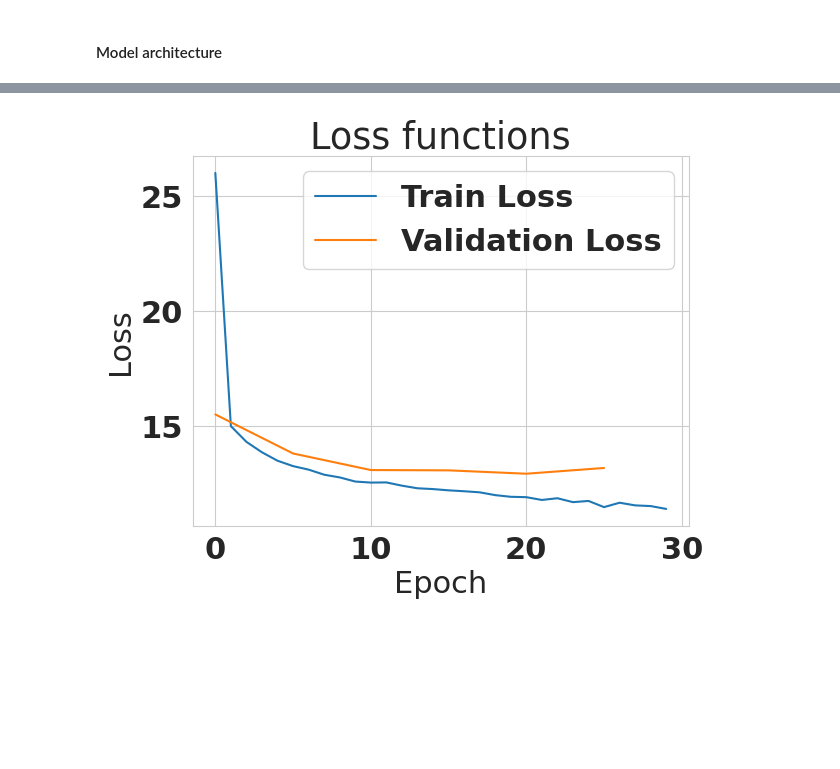
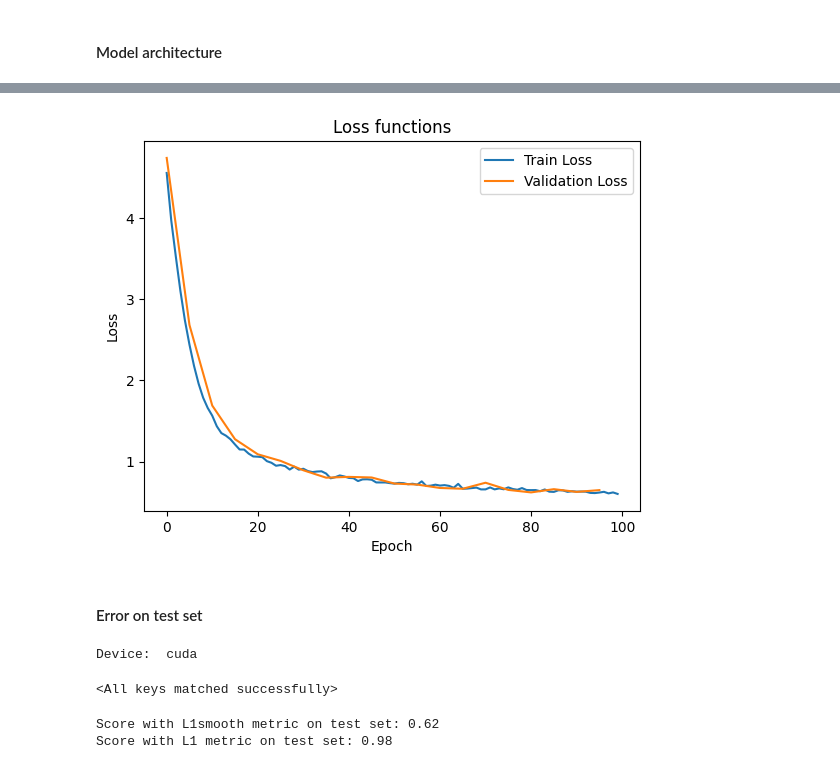
Before and after one commit to EmmaGau/hurricanes_prediction_mlns, a Jupyter notebook: notebooks/explo.ipynb, the cells around one changed output, grey strips where cells are left out. Drawn from its saved outputs; the diff is of its cells as text; code cells hidden in the pictures; blank space fills up the shorter version.

Commit message:
add best model weights and test error

```diff
--- a/notebooks/explo.ipynb
+++ b/notebooks/explo.ipynb
@@ -549,12 +512,15 @@ def evaluate(model, loss_fcn, device, dataloader, batch_size):
     loss_list_batch = []
 
     model.eval()
-    for i, batch in enumerate(dataloader):
-        batch = batch.to(device)
-        output = torch.cat([model(batch.x[batch.batch==i, :],
-                           batch.edge_index[:, (batch.ptr[i] <= batch.edge_index[0, :]) & (batch.edge_index[0, :] <  batch.ptr[i+1])]) \
-                      for i in range(batch_size)], dim=0)
-        loss_test = loss_fcn(output, batch.y)
+    for i, val_batch in enumerate(dataloader):
+        val_batch = val_batch.to(device)
+        output = torch.cat([model(val_batch.x[val_batch.batch==j, :],
+                           val_batch.edge_index[:, (val_batch.ptr[j] <= val_batch.edge_index[0, :]) & (val_batch.edge_index[0, :] <  val_batch.ptr[j+1])] \
+                           - val_batch.edge_index[:, (val_batch.ptr[j] <= val_batch.edge_index[0, :]) & (val_batch.edge_index[0, :] <  val_batch.ptr[j+1])].min(), \
+                           val_batch.edge_attr[(val_batch.ptr[j] <= val_batch.edge_index[0, :]) & (val_batch.edge_index[0, :] <  val_batch.ptr[j+1])]) \
+                      for j in range(val_batch.y.shape[0])], dim=0)
+        # output = model(val_batch.x, val_batch.edge_index)
+        loss_test = loss_fcn(output, val_batch.y)
 
         loss_list_batch.append(loss_test.item())
 
@@ -577,10 +543,12 @@ def train(model, loss_fcn, device, optimizer, max_epochs, train_dataloader, val_
         for i, train_batch in enumerate(train_dataloader):
             optimizer.zero_grad()
             train_batch_device = train_batch.to(device)
-            output = torch.cat([model(train_batch_device.x[train_batch_device.batch==i, :],
-                           train_batch_device.edge_index[:, (train_batch_device.ptr[i] <= train_batch_device.edge_index[0, :]) & (train_batch_device.edge_index[0, :] <  train_batch_device.ptr[i+1])] \
-                           - train_batch_device.edge_index[:, (train_batch_device.ptr[i] <= train_batch_device.edge_index[0, :]) & (train_batch_device.edge_index[0, :] <  train_batch_device.ptr[i+1])].min()) \
-                      for i in range(batch_size)], dim=0)
+            output = torch.cat([model(train_batch_device.x[train_batch_device.batch==j, :],
+                           train_batch_device.edge_index[:, (train_batch_device.ptr[j] <= train_batch_device.edge_index[0, :]) & (train_batch_device.edge_index[0, :] <  train_batch_device.ptr[j+1])] \
+                           - train_batch_device.edge_index[:, (train_batch_device.ptr[j] <= train_batch_device.edge_index[0, :]) & (train_batch_device.edge_index[0, :] <  train_batch_device.ptr[j+1])].min(), \
+                           train_batch_device.edge_attr[(train_batch_device.ptr[j] <= train_batch_device.edge_index[0, :]) & (train_batch_device.edge_index[0, :] <  train_batch_device.ptr[j+1])]) \
+                      for j in range(train_batch_device.y.shape[0])], dim=0)
+            # output = model(train_batch_device.x, train_batch_device.edge_index)
             # compute the loss
             loss = loss_fcn(output, train_batch_device.y)
             # optimizer step
@@ -629,4 +597,4 @@ loss_fcn = nn.SmoothL1Loss()
 optimizer = torch.optim.Adam(model.parameters(), lr=0.0001)
 scheduler = torch.optim.lr_scheduler.StepLR(optimizer, step_size=20, gamma=0.5)
 
-max_epochs=30
+max_epochs=100
@@ -633,3 +603,3 @@ max_epochs=30
 # %%
-epoch_list, scores_list, all_losses = train(model, loss_fcn, device, optimizer, max_epochs, train_loader, val_dataloader=val_loader, scheduler=None)
+epoch_list, scores_list, all_losses = train(model, loss_fcn, device, optimizer, max_epochs, train_loader, val_loader, batch_size, scheduler=None)
 # %% [output]
@@ -653,10 +623,11 @@ Epoch 00030 | Loss: 11.3989
 # %%
+plt.rcParams.update(plt.rcParamsDefault)
 plt.plot(all_losses, label="Train Loss")
 plt.plot([i*5 for i in range(len(scores_list))], scores_list, label="Validation Loss")
 plt.xlabel("Epoch")
 plt.ylabel("Loss")
 plt.title("Loss functions")
 plt.legend()
 plt.show()
 # %% [output]
-[figure, old version]
+[figure, new version]
@@ -662,0 +636,28 @@ plt.show()
+# %% [markdown]
+#### Error on test set
+# %%
+device = torch.device("cuda" if torch.cuda.is_available() else "cpu")
+print("\nDevice: ", device)
+
+model = Model(input_size_gcn=2,
+              hidden_size_gcn=18,
+              output_size_gcn=18,
+              wind_features_size=next(iter(train_loader)).x.shape[1]-2,
+              nhead_transformer=4,
+              output_size_transformer=64,
+              num_layers_transformer=4,
+              output_size=2).to(device)
+
+model.load_state_dict(torch.load('../models/best_model_weights.pth'))
+# %% [output]
+Device:  cuda
+<All keys matched successfully>
+# %%
+loss_fcn = nn.SmoothL1Loss()
+loss_fcn_bis = nn.L1Loss()
+
+print(f"Score with L1smooth metric on test set: {evaluate(model, loss_fcn, device, test_loader, batch_size):.2f}")
+print(f"Score with L1 metric on test set: {evaluate(model, loss_fcn_bis, device, test_loader, batch_size):.2f}")
+# %% [output]
+Score with L1smooth metric on test set: 0.62
+Score with L1 metric on test set: 0.98
```
Also changed, not shown: parts of 18 cells of this notebook, 1 other file.
